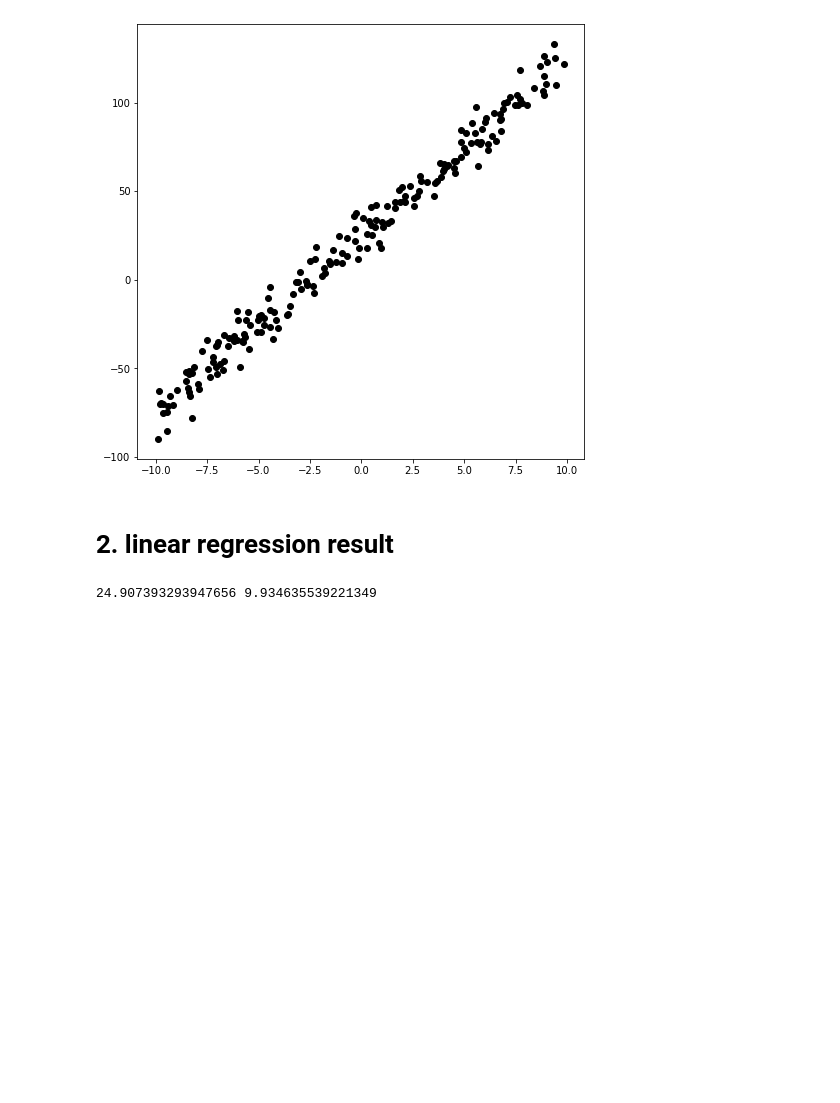
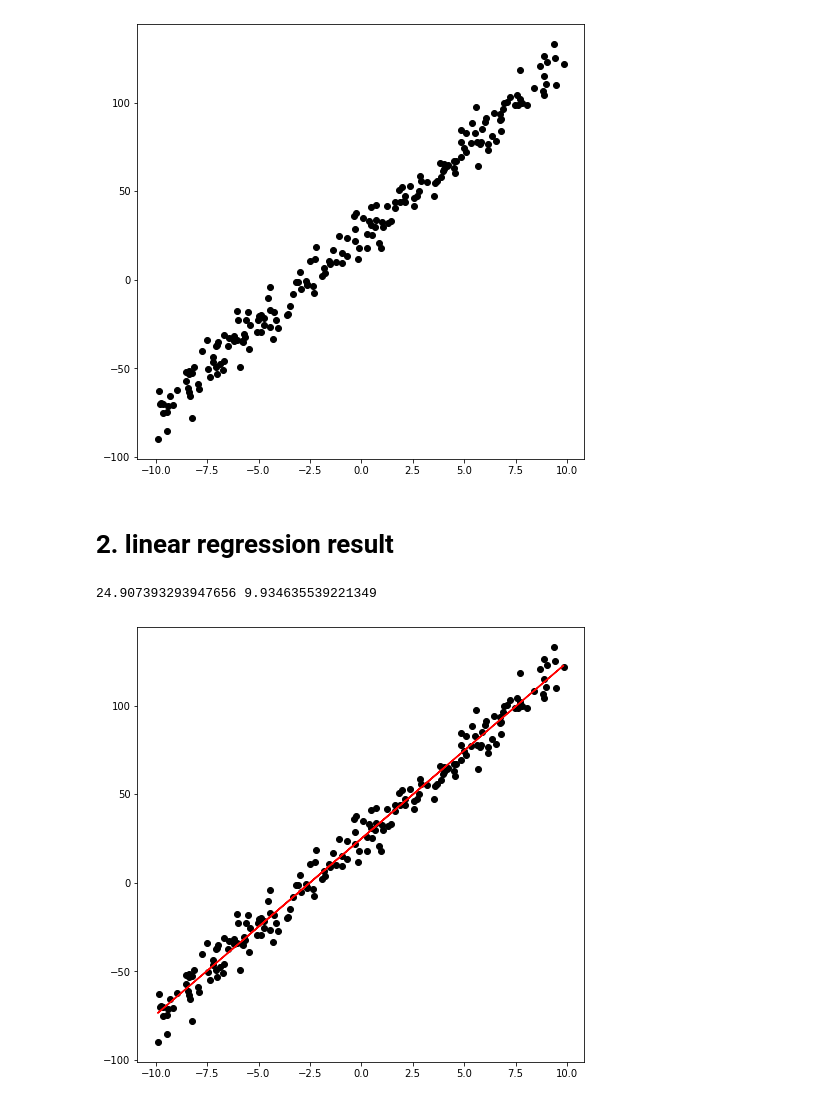
Before and after one commit to ahyen/ML-assignment, a Jupyter notebook: Assignment03.ipynb, the cells around one changed output. Cells and saved outputs as stored; diff of their text form; code cells hidden in the pictures; blank space fills up the shorter version.

Commit message:
plotting the linear regression result

```diff
--- a/Assignment03.ipynb
+++ b/Assignment03.ipynb
@@ -63,3 +63,11 @@ for i in range(iteration):
 print(theta0, theta1)
 # %% [output]
 24.907393293947656 9.934635539221349
+# %%
+#plotting the results
+plt.figure(figsize=(8, 8))
+plt.scatter(x_data, y_data, color='black')
+plt.plot(x_data, hypothesis, color='red')
+plt.show()
+# %% [output]
+[figure, added]
```
